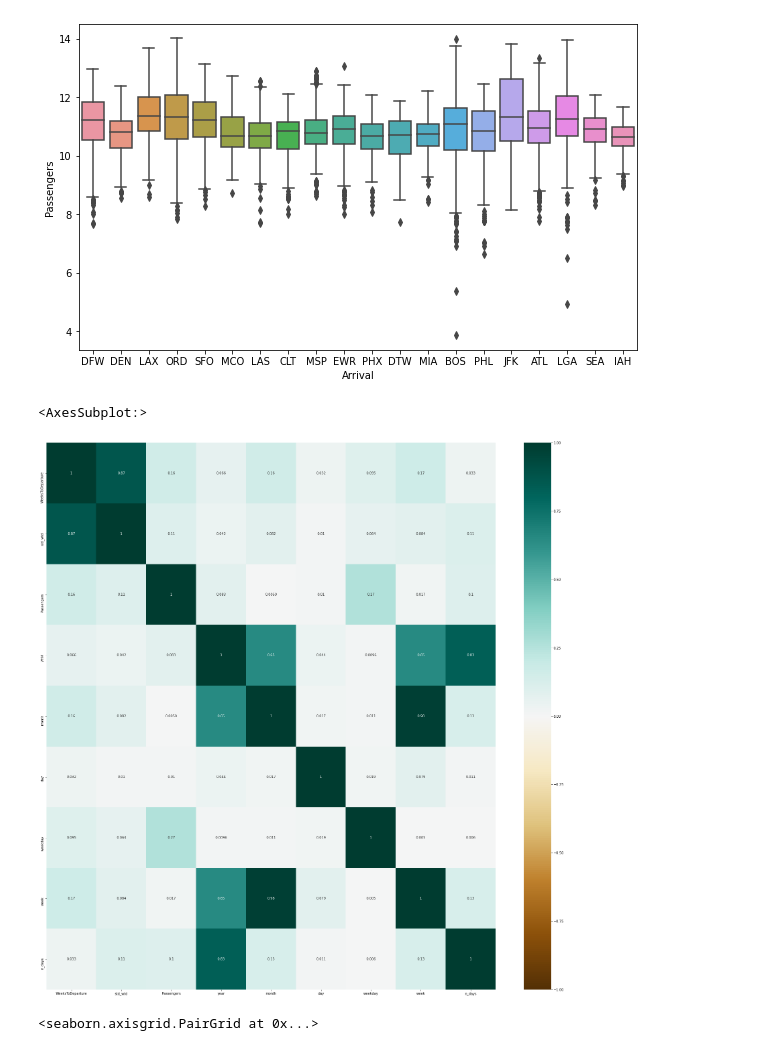
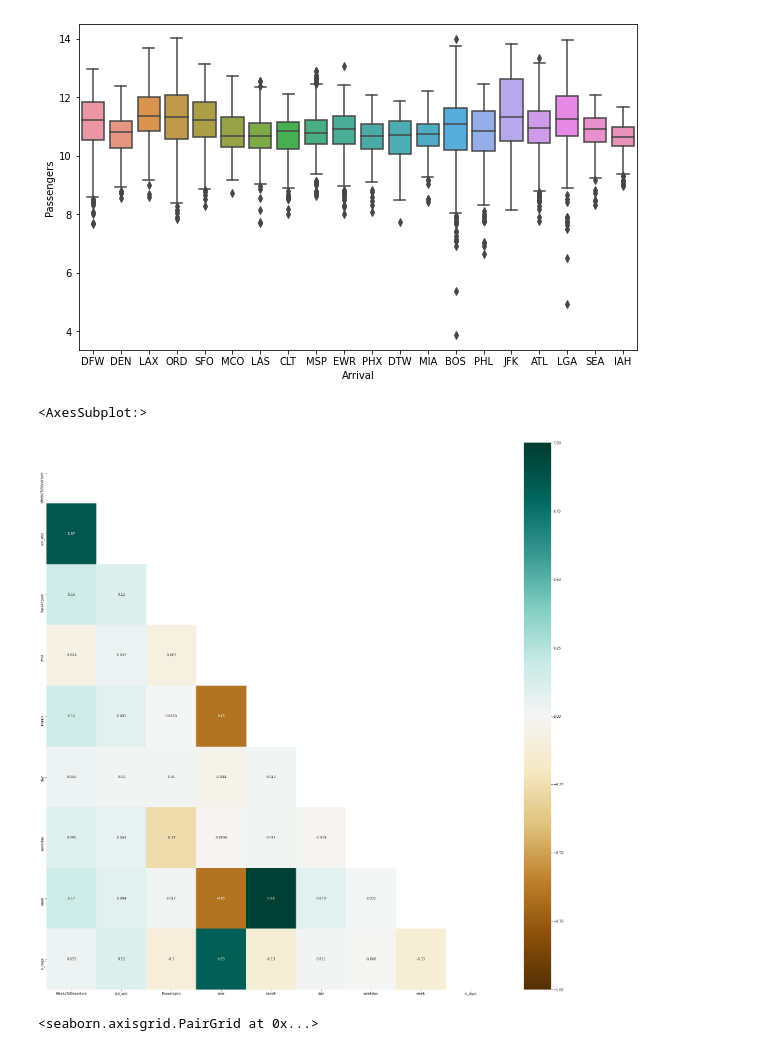
Before and after one commit to MaximeRedstone/air_traffic_project, a Jupyter notebook: src/exploratory_data_analysis.ipynb, the cells around one changed output. Cells and saved outputs as stored; diff of their text form; code cells hidden in the pictures.

```diff
--- a/src/exploratory_data_analysis.ipynb
+++ b/src/exploratory_data_analysis.ipynb
@@ -309,0 +383,41 @@ plt.show()
+# %%
+def plot_week_day(ax1, df):
+
+    # fig, ax1 = plt.subplots()
+
+    color = 'tab:red'
+    ax1.set_xlabel('weekday')
+    ax1.set_ylabel('count_flights', color=color)
+    ax1.scatter(df['weekday'], df['Passengers'], color=color)
+    ax1.tick_params(axis='y', labelcolor=color)
+
+    ax2 = ax1.twinx()  # instantiate a second axes that shares the same x-axis
+    color = 'tab:blue'
+    ax2.set_ylabel('passengers', color=color)  # we already handled the x-label with ax1
+    ax2.hist(df['weekday'], color=color, alpha=0.5, align='mid')
+    ax2.tick_params(axis='y', labelcolor=color)
+
+    fig.tight_layout()  # otherwise the right y-label is slightly clipped
+
+fontsize = 10
+params = {'axes.labelsize': fontsize,
+          'font.size': fontsize,
+          'legend.fontsize': fontsize,
+          'xtick.labelsize': fontsize,
+          'ytick.labelsize': fontsize,
+          'figure.figsize': (20, 10)}
+plt.rcParams.update(params)
+
+fig, ax = plt.subplots(1, 3, figsize=(15, 5), sharex=False, squeeze=False)
+
+i = 0
+for k, v in dict_df.items():
+    if k == ('LAS', 'SFO') or k == ('PHL', 'MCO') or k == ('JFK', 'LAX'):
+        subplot = ax[i // 3, i % 3]
+        plot_week_day(subplot, v)
+        plt.title(k)
+        i += 1
+#     if i == 3:
+#         break
+
+plt.show()
@@ -325,10 +441,12 @@ fig = sns.boxplot(x=var, y="Passengers", data=Xy_train)
 [figure]
 # %%
 plt.figure(figsize=(30, 30))
-sns.heatmap(abs(Xy_train.corr()), cmap='BrBG', annot=True, vmin=-1, vmax=1)
+Xy_corr = Xy_train.corr()
+mask = np.triu(np.ones_like(Xy_corr, dtype=bool))
+sns.heatmap(Xy_train.corr(), mask=mask, cmap='BrBG', annot=True, vmin=-1, vmax=1)
 # %% [output]
 <AxesSubplot:>
-[figure, old version]
+[figure, new version]
 # %%
 sns.pairplot(Xy_train[['Passengers', 'WeeksToDeparture', 'std_wtd']])
 # %% [output]
```
Also changed, not shown: parts of 13 cells of this notebook, 18 other files.
